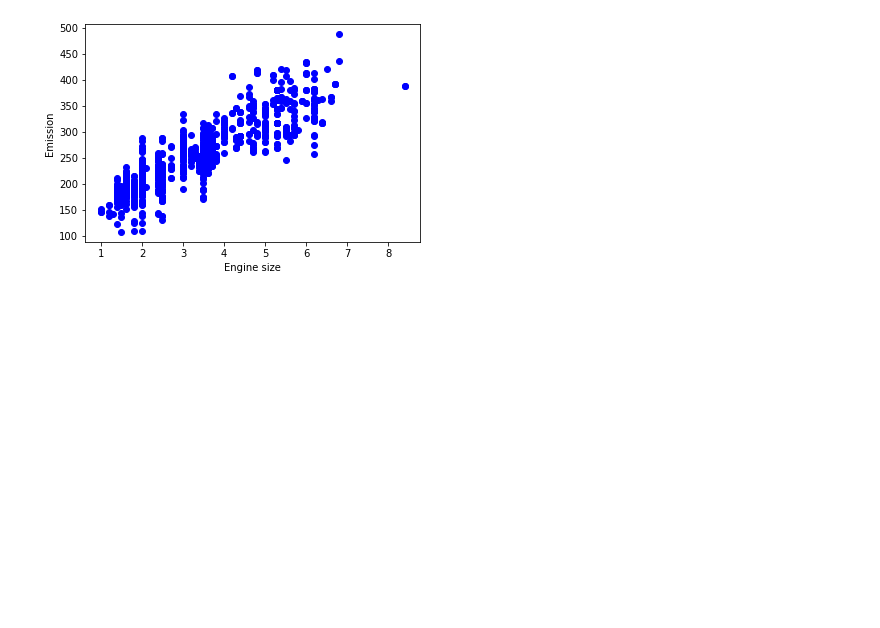
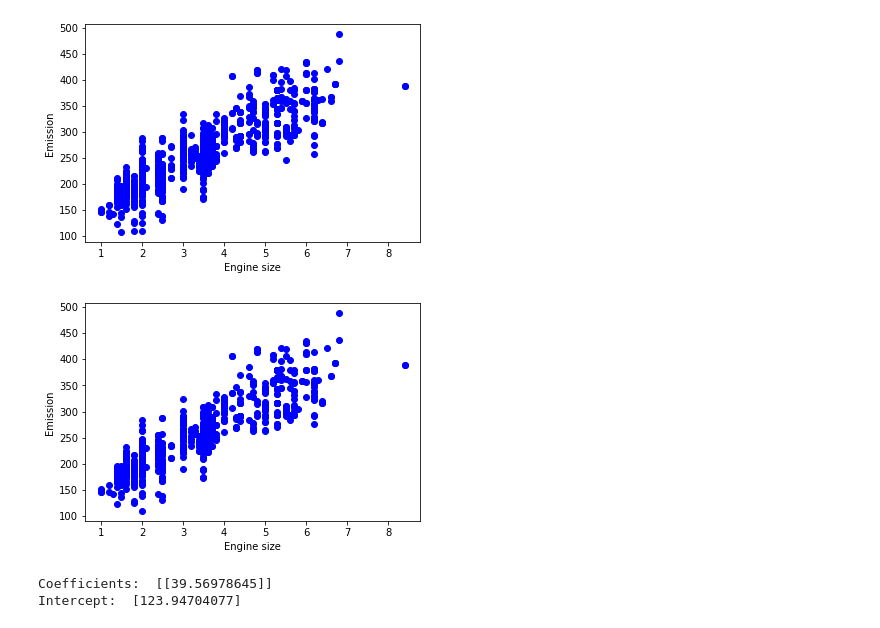
Before and after one commit to mirayunos/Predicting-The-Value-of-CO2-Emission, a Jupyter notebook: main.ipynb, the cells around one changed output. Cells and saved outputs as stored; diff of their text form; code cells hidden in the pictures; blank space fills up the shorter version.

```diff
--- a/main.ipynb
+++ b/main.ipynb
@@ -93,3 +83,33 @@ plt.ylabel("Emission")
 plt.show()
 # %% [output]
 [figure]
+# %%
+#Train and test dataset
+
+msk = np.random.rand(len(df)) < 0.75
+#The numpy.random.rand() function creates an array of specified shape and fills it with random values.
+
+train = cdf[msk]
+test = cdf[~msk]
+# %%
+#Training the data distribution
+
+plt.scatter(train.ENGINESIZE, train.CO2EMISSIONS,  color='blue')
+plt.xlabel("Engine size")
+plt.ylabel("Emission")
+plt.show()
+# %% [output]
+[figure, added]
+# %%
+#Modelling
+
+from sklearn import linear_model
+regr = linear_model.LinearRegression()
+train_x = np.asanyarray(train[['ENGINESIZE']])
+train_y = np.asanyarray(train[['CO2EMISSIONS']])
+regr.fit (train_x, train_y)
+print ('Coefficients: ', regr.coef_)
+print ('Intercept: ',regr.intercept_)
+# %% [output]
+Coefficients:  [[39.56978645]]
+Intercept:  [123.94704077]
```
Also changed, not shown: parts of 4 cells of this notebook.
